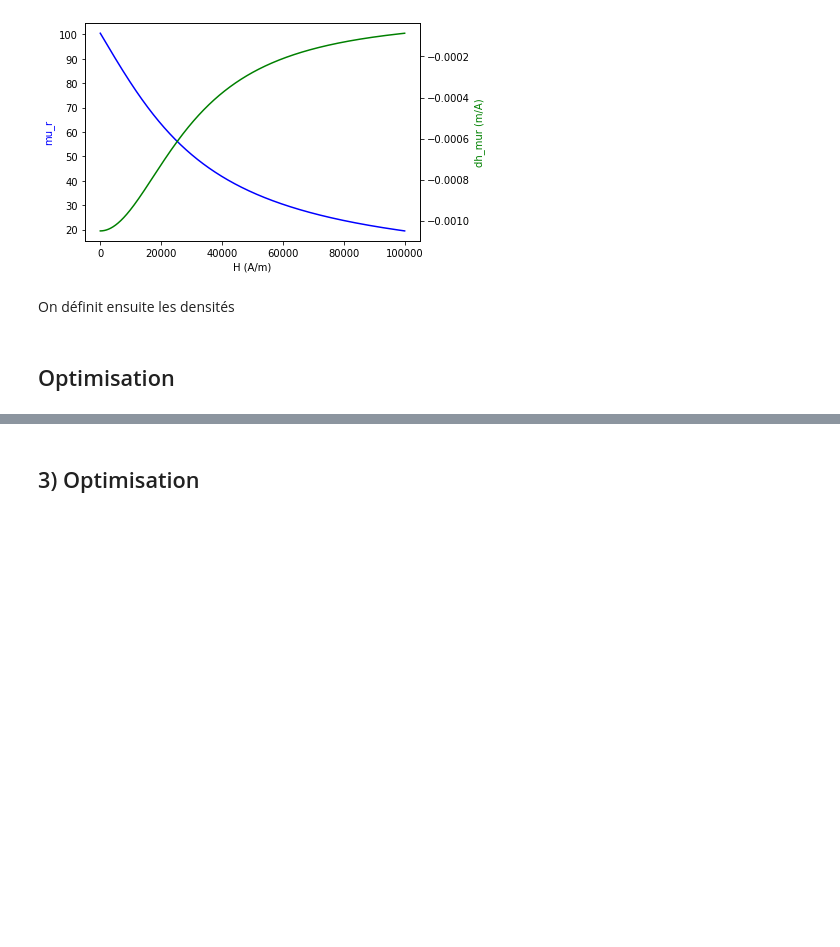
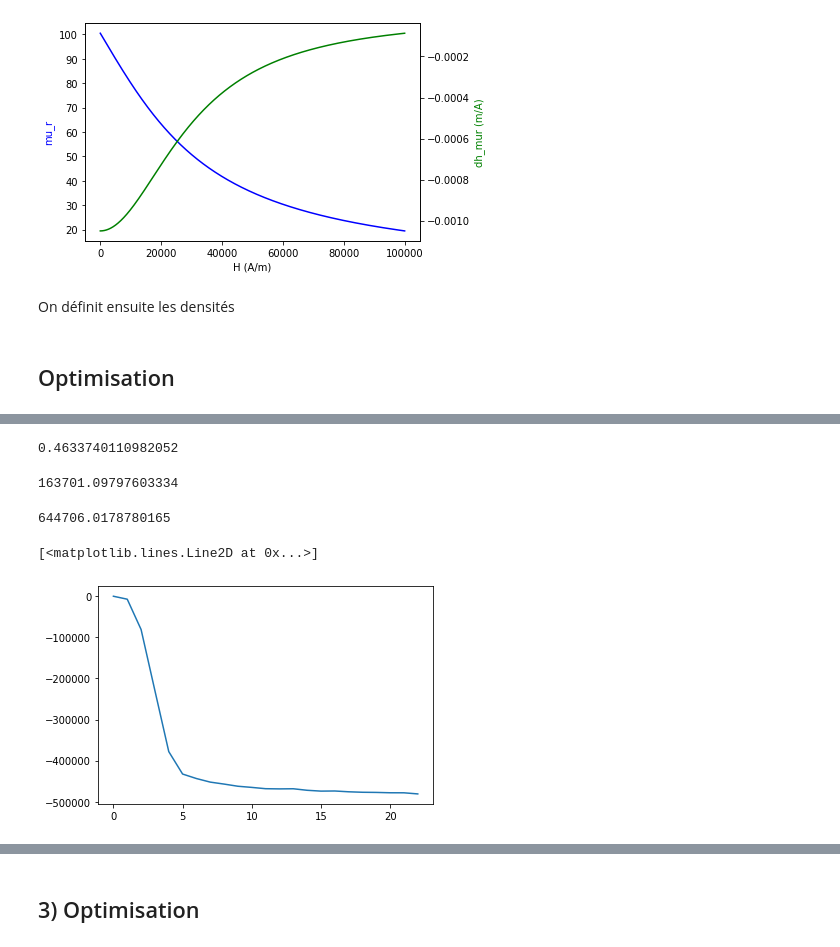
Before and after one commit to tcherrie/article_sge22, a Jupyter notebook: optim_NL3.ipynb, the cells around one changed output, grey strips where cells are left out. Drawn from its saved outputs; the diff is of its cells as text; code cells hidden in the pictures; blank space fills up the shorter version.

```diff
--- a/optim_NL3.ipynb
+++ b/optim_NL3.ipynb
@@ -99,8 +99,8 @@ def solvePb(rho):
 
     phi1 = GridFunction(fespace_H1)
     phi2 = GridFunction(fespace_H1)
-    Newton(K1,phi1, freedofs = fespace_H1.FreeDofs() ,printing=False, maxit=100, maxerr=2e-10,dampfactor = 0.5)
-    Newton(K2,phi2, freedofs = fespace_H1.FreeDofs() ,printing=False, maxit=100, maxerr=2e-10,dampfactor = 0.5)
+    Newton(K1,phi1, freedofs = fespace_H1.FreeDofs() ,printing=False, maxit=100, maxerr=2e-10,dampfactor = 0.3)
+    Newton(K2,phi2, freedofs = fespace_H1.FreeDofs() ,printing=False, maxit=100, maxerr=2e-10,dampfactor = 0.3)
 
     return(phi1, phi2)
 # %% [markdown]
@@ -230,10 +234,19 @@ Warning: Newton might not converge! Error =  102.41073081053979
 # %%
 print(volFracList[-1])
+# %% [output]
+0.4633740110982052
 # %%
 print(JparList[-1])
+# %% [output]
+163701.09797603334
 # %%
 print(JserList[-1])
+# %% [output]
+644706.0178780165
 # %%
-plt.plot(J)
+plt.plot(Jlist)
+# %% [output]
+[<matplotlib.lines.Line2D at 0x...>]
+[figure, added]
 # %%
 Draw(rho)
```
Also changed, not shown: parts of 2 cells of this notebook.
